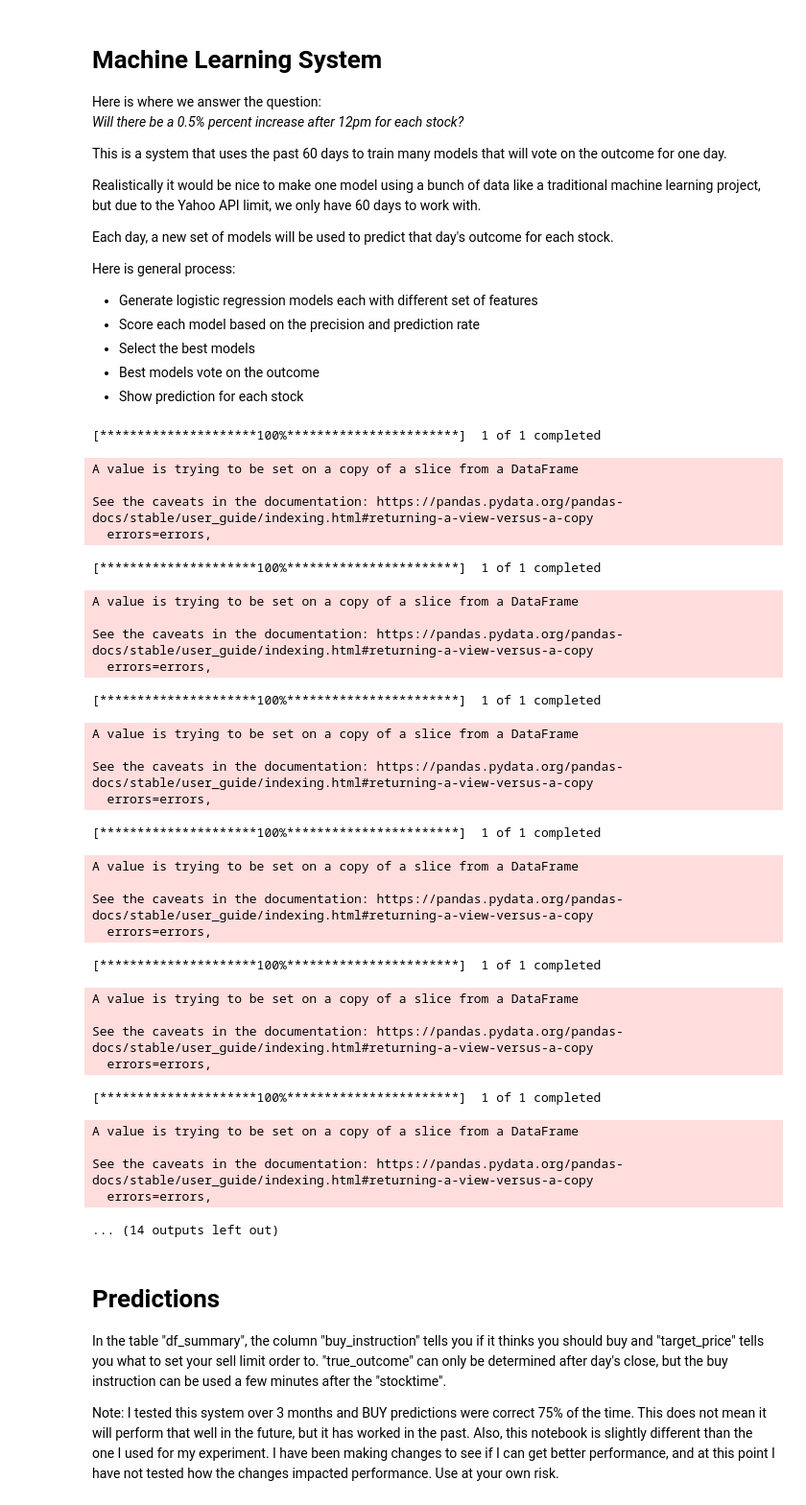
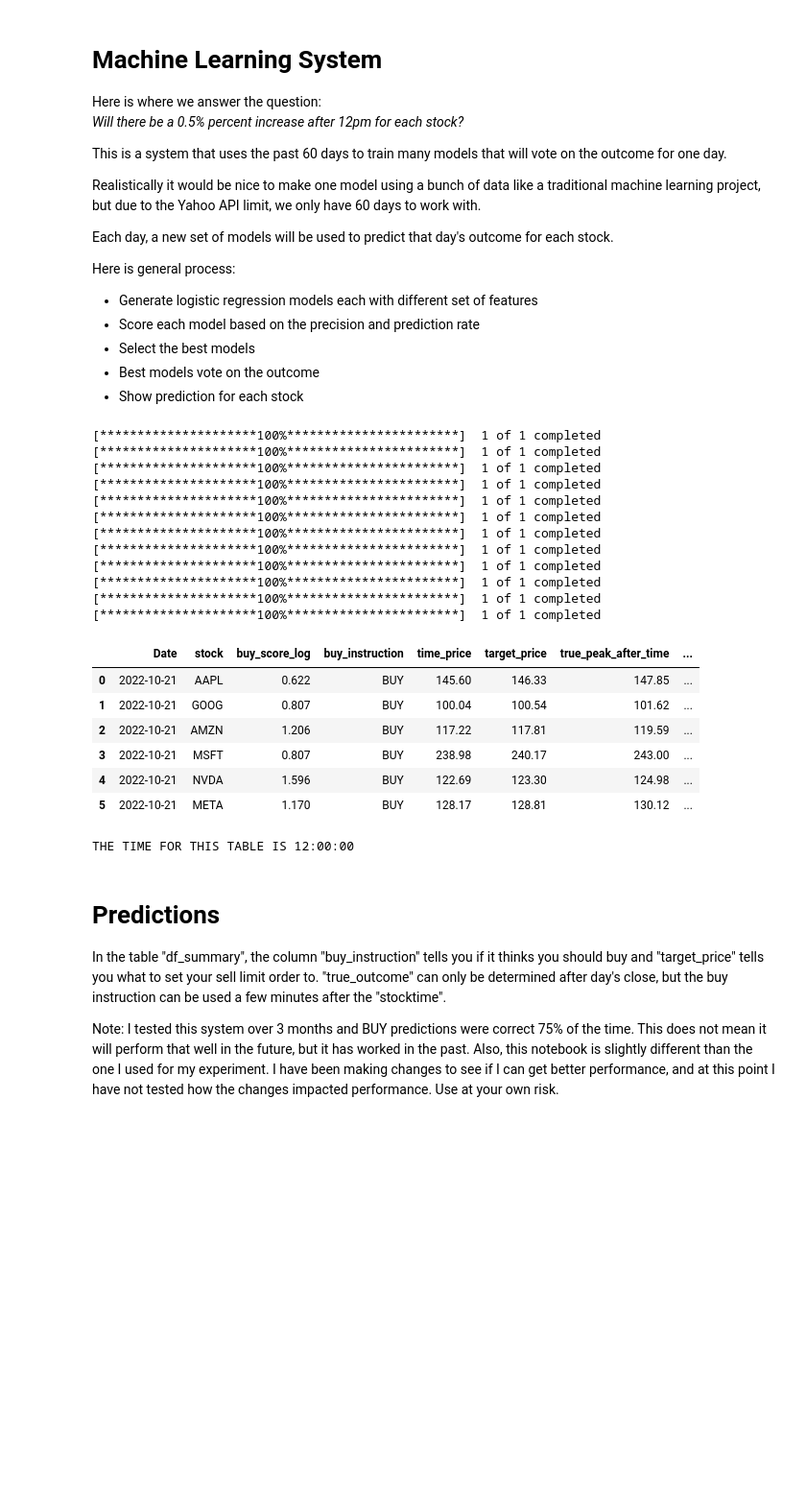
Before and after one commit to adrnsrf/Stock-Market-Machine-Learning-Project, a Jupyter notebook: Main_Model.ipynb, the cells around one changed output. Shown at 96% size. Cells and saved outputs as stored; diff of their text form; code cells hidden in the pictures; blank space fills up the shorter version.

```diff
--- a/Main_Model.ipynb
+++ b/Main_Model.ipynb
@@ -1776,10 +1776,11 @@ column_names = ['Features', 'state','type','best_proba', "precision", "perc_pred
 df_lr = pd.DataFrame(lrlist, columns=column_names)
 df_lr_sorted = df_lr.sort_values(['type', 'score'],ascending=False)
 
-a = df_lr_sorted[df_lr_sorted['type'] == 'type 1'].head(20)
-b = df_lr_sorted[df_lr_sorted['type'] == 'type 2'].head(20)
-c = df_lr_sorted[df_lr_sorted['type'] == 'type 3'].head(20)
+a = df_lr_sorted.loc[df_lr_sorted['type'] == 'type 1'].head(20)
+b = df_lr_sorted.loc[df_lr_sorted['type'] == 'type 2'].head(20)
+c = df_lr_sorted.loc[df_lr_sorted['type'] == 'type 3'].head(20)
 df_lr = pd.concat([a,b,c])
+
 
 # Add stock predictions to df_lr
 steps = [('scaler', StandardScaler()),
@@ -1841,6 +1842,8 @@ for stock in stocklist:
 cols = ['stock','pred1','pred1_req','pred2','pred2_req','pred3','pred3_req','buy_tier','buy_score','buy_score_log','buy_instruction']
 df_buy_instructions = pd.DataFrame(m,columns=cols)
 
+
+
 # Create df_summary: showing summary of how method performed at end of day
 df_summary = df_buy_instructions
 for i in range(0,len(df_summary)):
@@ -1863,7 +1866,7 @@ df_summary.insert(0,'Date',today_date)
 for i in range(0,len(df_summary)):
   stock = df_summary.loc[df_summary.index[i],'stock']
   a = yf.download(stock, period='1d', interval='5m')
-  a = a[a.index.time >= dt.datetime.strptime(stocktime, '%H:%M:%S').time()]
+  a = a.loc[a.index.time >= dt.datetime.strptime(stocktime, '%H:%M:%S').time()]
   a.drop(['Open', 'High', 'Low', 'Close','Volume'],axis=1,inplace=True)
   peak_after_time = round(a.to_numpy().max(),2)
   df_summary.loc[df_summary.index[i],'peak_after_time'] = peak_after_time
@@ -1892,64 +1895,53 @@ for i in range(0,len(df_summary)):
 # true_peak_after_time: download yf data for the max price after 12pm to check if method worked
 for i in range(0,len(df_summary)):
   stock = df_summary.loc[df_summary.index[i],'stock']
   a = yf.download(stock, period='1d', interval='30m')
   a = a[a.index.time >= dt.datetime.strptime(stocktime, '%H:%M:%S').time()]
   a.drop(['Volume'],axis=1,inplace=True)
   true_peak_after_time = round(a.to_numpy().max(),2)
   df_summary.loc[df_summary.index[i],'true_peak_after_time'] = true_peak_after_time
 
 # true_p_inc: get the percent increase from time_price to peak after time
 df_summary['true_p_inc'] = round(( (df_summary['true_peak_after_time'] - df_summary['time_price']) / df_summary['time_price'] )* 100, 2)
 
 # true_outcome: show if todays model was true positive, false negative, etc.
 for i in range(0,len(df_summary)):
   pred = df_summary.loc[df_summary.index[i],'buy_instruction']
   true_peak_after_time = df_summary.loc[df_summary.index[i],'true_peak_after_time']
   target_price = df_summary.loc[df_summary.index[i],'target_price']
   if (pred == 'BUY') and (true_peak_after_time >= target_price):
     df_summary.loc[df_summary.index[i],'true_outcome'] = 'true positive'
   elif (pred == 'BUY') and (true_peak_after_time < target_price):
     df_summary.loc[df_summary.index[i],'true_outcome'] = 'false positive'
   elif (pred != 'BUY') and (true_peak_after_time >= target_price):
     df_summary.loc[df_summary.index[i],'true_outcome'] = 'false negative'
   elif (pred != 'BUY') and (true_peak_after_time < target_price):
     df_summary.loc[df_summary.index[i],'true_outcome'] = 'true negative'
   else:
     df_summary.loc[df_summary.index[i],'true_outcome'] = 'N/A'
-display(df_summary)
+display(df_summary[['Date','stock','buy_score_log','buy_instruction','time_price','target_price','true_peak_after_time','true_p_inc','true_outcome']])
 print(f'THE TIME FOR THIS TABLE IS {stocktime}')
 # %% [output]
 [*********************100%***********************]  1 of 1 completed
+[*********************100%***********************]  1 of 1 completed
+[*********************100%***********************]  1 of 1 completed
+[*********************100%***********************]  1 of 1 completed
+[*********************100%***********************]  1 of 1 completed
+[*********************100%***********************]  1 of 1 completed
+[*********************100%***********************]  1 of 1 completed
+[*********************100%***********************]  1 of 1 completed
+[*********************100%***********************]  1 of 1 completed
+[*********************100%***********************]  1 of 1 completed
+[*********************100%***********************]  1 of 1 completed
+[*********************100%***********************]  1 of 1 completed
+|  | Date | stock | buy_score_log | buy_instruction | time_price | target_price | true_peak_after_time | ... |
+| 0 | 2022-10-21 | AAPL | 0.622 | BUY | 145.60 | 146.33 | 147.85 | ... |
+| 1 | 2022-10-21 | GOOG | 0.807 | BUY | 100.04 | 100.54 | 101.62 | ... |
+| 2 | 2022-10-21 | AMZN | 1.206 | BUY | 117.22 | 117.81 | 119.59 | ... |
+| 3 | 2022-10-21 | MSFT | 0.807 | BUY | 238.98 | 240.17 | 243.00 | ... |
+| 4 | 2022-10-21 | NVDA | 1.596 | BUY | 122.69 | 123.30 | 124.98 | ... |
+| 5 | 2022-10-21 | META | 1.170 | BUY | 128.17 | 128.81 | 130.12 | ... |
-A value is trying to be set on a copy of a slice from a DataFrame
-
-See the caveats in the documentation: https://pandas.pydata.org/pandas-docs/stable/user_guide/indexing.html#returning-a-view-versus-a-copy
-  errors=errors,
+THE TIME FOR THIS TABLE IS 12:00:00
-[*********************100%***********************]  1 of 1 completed
-A value is trying to be set on a copy of a slice from a DataFrame
-
-See the caveats in the documentation: https://pandas.pydata.org/pandas-docs/stable/user_guide/indexing.html#returning-a-view-versus-a-copy
-  errors=errors,
-[*********************100%***********************]  1 of 1 completed
-A value is trying to be set on a copy of a slice from a DataFrame
-
-See the caveats in the documentation: https://pandas.pydata.org/pandas-docs/stable/user_guide/indexing.html#returning-a-view-versus-a-copy
-  errors=errors,
-[*********************100%***********************]  1 of 1 completed
-A value is trying to be set on a copy of a slice from a DataFrame
-
-See the caveats in the documentation: https://pandas.pydata.org/pandas-docs/stable/user_guide/indexing.html#returning-a-view-versus-a-copy
-  errors=errors,
-[*********************100%***********************]  1 of 1 completed
-A value is trying to be set on a copy of a slice from a DataFrame
-
-See the caveats in the documentation: https://pandas.pydata.org/pandas-docs/stable/user_guide/indexing.html#returning-a-view-versus-a-copy
-  errors=errors,
-[*********************100%***********************]  1 of 1 completed
-A value is trying to be set on a copy of a slice from a DataFrame
-
-See the caveats in the documentation: https://pandas.pydata.org/pandas-docs/stable/user_guide/indexing.html#returning-a-view-versus-a-copy
-  errors=errors,
-... (14 outputs left out)
 # %% [markdown]
 # Predictions
 
```
